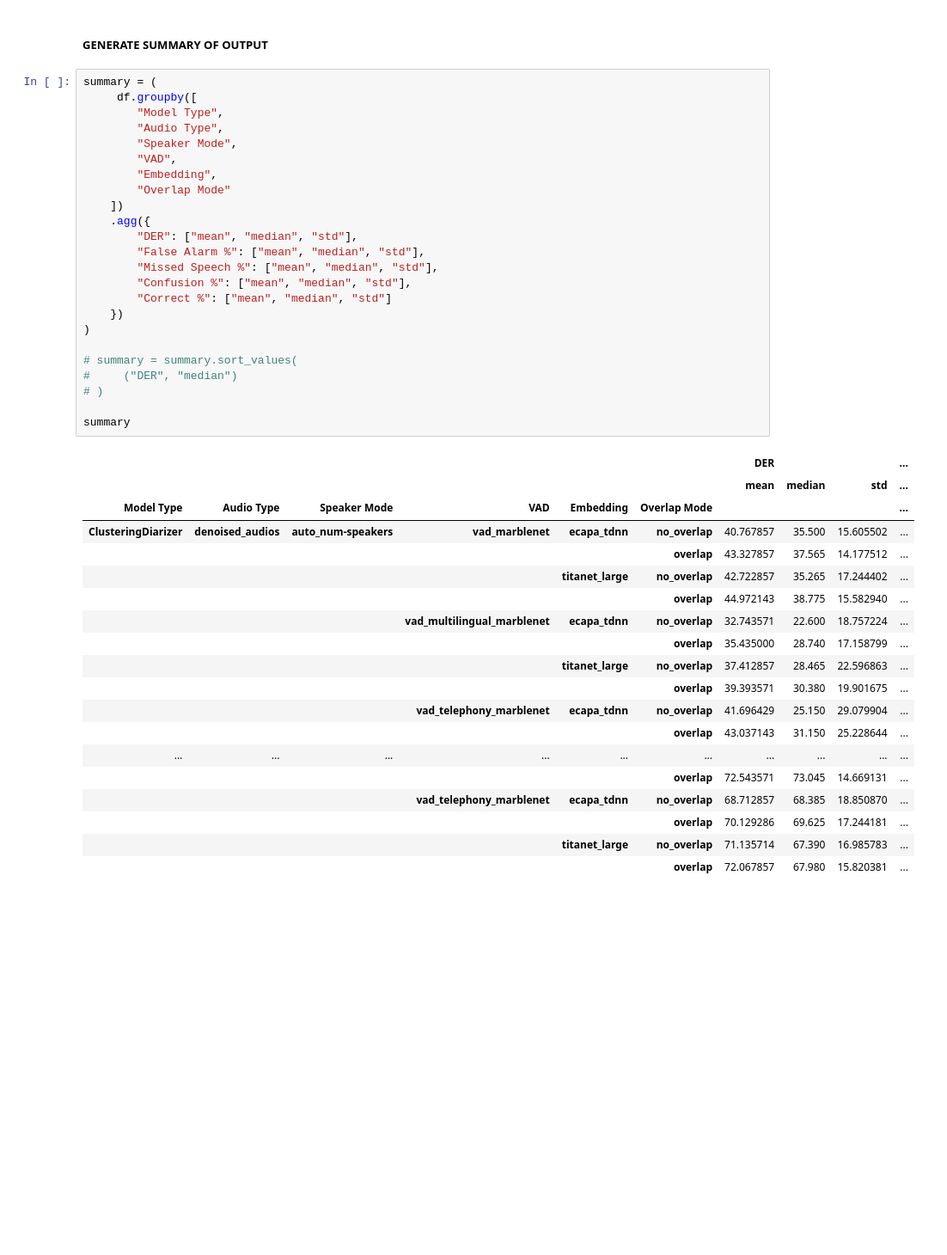
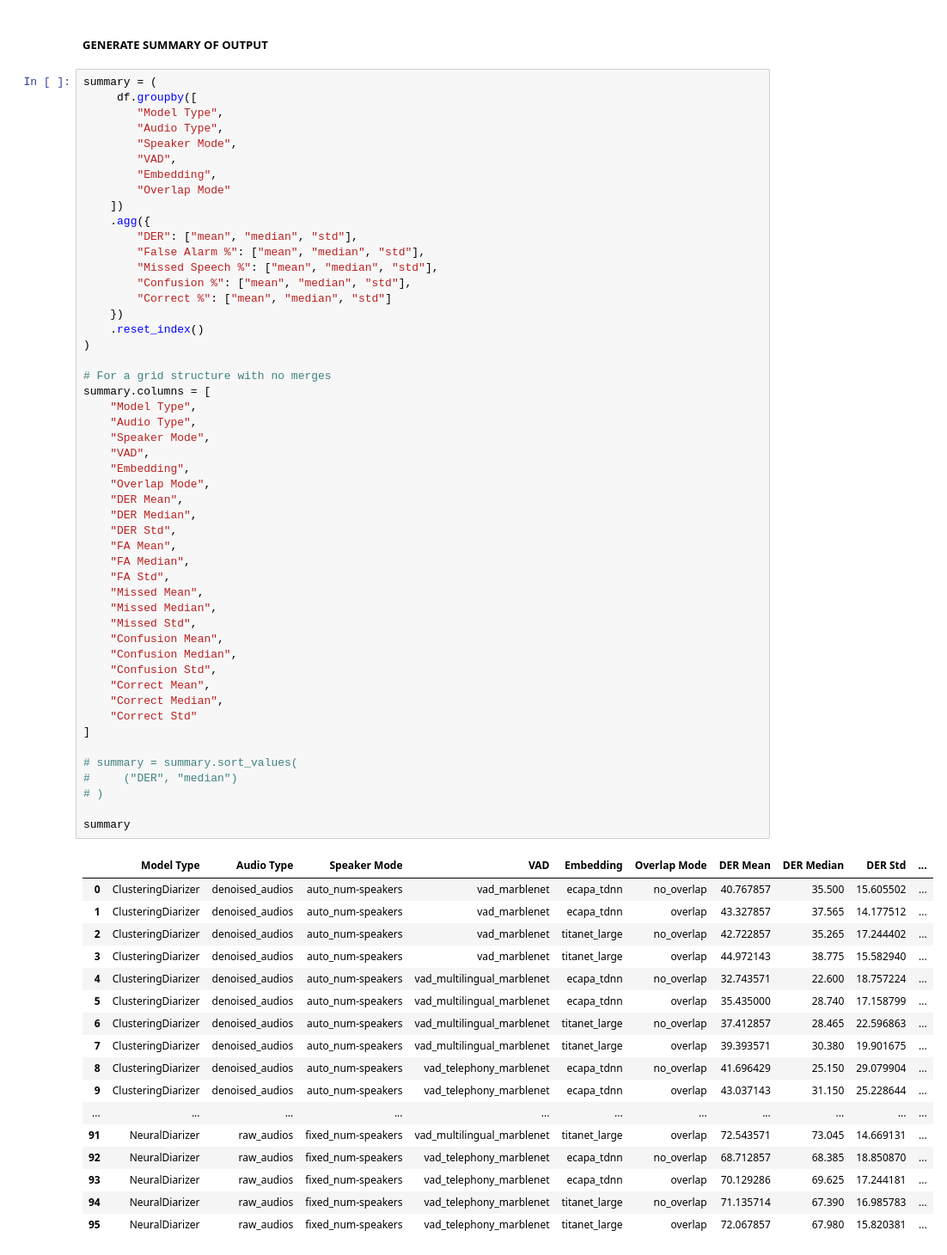
Before and after one commit to AustinJoel18/Speaker_Diarization, a Jupyter notebook: der-analysis/scoring-diarization.ipynb, the cells around one changed output. Shown at 86% size. Cells and saved outputs as stored; diff of their text form; blank space fills up the shorter version.

Commit message:
updated summary

```diff
--- a/der-analysis/scoring-diarization.ipynb
+++ b/der-analysis/scoring-diarization.ipynb
@@ -438,44 +478,68 @@ df
 # %%
 summary = (
      df.groupby([
         "Model Type",
         "Audio Type",
         "Speaker Mode",
         "VAD",
         "Embedding",
         "Overlap Mode"
     ])
     .agg({
         "DER": ["mean", "median", "std"],
         "False Alarm %": ["mean", "median", "std"],
         "Missed Speech %": ["mean", "median", "std"],
         "Confusion %": ["mean", "median", "std"],
         "Correct %": ["mean", "median", "std"]
     })
+    .reset_index()
 )
+
+# For a grid structure with no merges
+summary.columns = [
+    "Model Type",
+    "Audio Type",
+    "Speaker Mode",
+    "VAD",
+    "Embedding",
+    "Overlap Mode",
+    "DER Mean",
+    "DER Median",
+    "DER Std",
+    "FA Mean",
+    "FA Median",
+    "FA Std",
+    "Missed Mean",
+    "Missed Median",
+    "Missed Std",
+    "Confusion Mean",
+    "Confusion Median",
+    "Confusion Std",
+    "Correct Mean",
+    "Correct Median",
+    "Correct Std"
+]
 
 # summary = summary.sort_values(
 #     ("DER", "median")
 # )
 
 summary
 # %% [output]
-|  |  |  |  |  |  | DER |  |  | ... |
-|  |  |  |  |  |  | mean | median | std | ... |
-| Model Type | Audio Type | Speaker Mode | VAD | Embedding | Overlap Mode |  |  |  | ... |
-| ClusteringDiarizer | denoised_audios | auto_num-speakers | vad_marblenet | ecapa_tdnn | no_overlap | 40.767857 | 35.500 | 15.605502 | ... |
-|  |  |  |  |  | overlap | 43.327857 | 37.565 | 14.177512 | ... |
-|  |  |  |  | titanet_large | no_overlap | 42.722857 | 35.265 | 17.244402 | ... |
-|  |  |  |  |  | overlap | 44.972143 | 38.775 | 15.582940 | ... |
-|  |  |  | vad_multilingual_marblenet | ecapa_tdnn | no_overlap | 32.743571 | 22.600 | 18.757224 | ... |
-|  |  |  |  |  | overlap | 35.435000 | 28.740 | 17.158799 | ... |
-|  |  |  |  | titanet_large | no_overlap | 37.412857 | 28.465 | 22.596863 | ... |
-|  |  |  |  |  | overlap | 39.393571 | 30.380 | 19.901675 | ... |
-|  |  |  | vad_telephony_marblenet | ecapa_tdnn | no_overlap | 41.696429 | 25.150 | 29.079904 | ... |
-|  |  |  |  |  | overlap | 43.037143 | 31.150 | 25.228644 | ... |
-| ... | ... | ... | ... | ... | ... | ... | ... | ... | ... |
-|  |  |  |  |  | overlap | 72.543571 | 73.045 | 14.669131 | ... |
-|  |  |  | vad_telephony_marblenet | ecapa_tdnn | no_overlap | 68.712857 | 68.385 | 18.850870 | ... |
-|  |  |  |  |  | overlap | 70.129286 | 69.625 | 17.244181 | ... |
-|  |  |  |  | titanet_large | no_overlap | 71.135714 | 67.390 | 16.985783 | ... |
-|  |  |  |  |  | overlap | 72.067857 | 67.980 | 15.820381 | ... |
+|  | Model Type | Audio Type | Speaker Mode | VAD | Embedding | Overlap Mode | DER Mean | DER Median | DER Std | ... |
+| 0 | ClusteringDiarizer | denoised_audios | auto_num-speakers | vad_marblenet | ecapa_tdnn | no_overlap | 40.767857 | 35.500 | 15.605502 | ... |
+| 1 | ClusteringDiarizer | denoised_audios | auto_num-speakers | vad_marblenet | ecapa_tdnn | overlap | 43.327857 | 37.565 | 14.177512 | ... |
+| 2 | ClusteringDiarizer | denoised_audios | auto_num-speakers | vad_marblenet | titanet_large | no_overlap | 42.722857 | 35.265 | 17.244402 | ... |
+| 3 | ClusteringDiarizer | denoised_audios | auto_num-speakers | vad_marblenet | titanet_large | overlap | 44.972143 | 38.775 | 15.582940 | ... |
+| 4 | ClusteringDiarizer | denoised_audios | auto_num-speakers | vad_multilingual_marblenet | ecapa_tdnn | no_overlap | 32.743571 | 22.600 | 18.757224 | ... |
+| 5 | ClusteringDiarizer | denoised_audios | auto_num-speakers | vad_multilingual_marblenet | ecapa_tdnn | overlap | 35.435000 | 28.740 | 17.158799 | ... |
+| 6 | ClusteringDiarizer | denoised_audios | auto_num-speakers | vad_multilingual_marblenet | titanet_large | no_overlap | 37.412857 | 28.465 | 22.596863 | ... |
+| 7 | ClusteringDiarizer | denoised_audios | auto_num-speakers | vad_multilingual_marblenet | titanet_large | overlap | 39.393571 | 30.380 | 19.901675 | ... |
+| 8 | ClusteringDiarizer | denoised_audios | auto_num-speakers | vad_telephony_marblenet | ecapa_tdnn | no_overlap | 41.696429 | 25.150 | 29.079904 | ... |
+| 9 | ClusteringDiarizer | denoised_audios | auto_num-speakers | vad_telephony_marblenet | ecapa_tdnn | overlap | 43.037143 | 31.150 | 25.228644 | ... |
+| ... | ... | ... | ... | ... | ... | ... | ... | ... | ... | ... |
+| 91 | NeuralDiarizer | raw_audios | fixed_num-speakers | vad_multilingual_marblenet | titanet_large | overlap | 72.543571 | 73.045 | 14.669131 | ... |
+| 92 | NeuralDiarizer | raw_audios | fixed_num-speakers | vad_telephony_marblenet | ecapa_tdnn | no_overlap | 68.712857 | 68.385 | 18.850870 | ... |
+| 93 | NeuralDiarizer | raw_audios | fixed_num-speakers | vad_telephony_marblenet | ecapa_tdnn | overlap | 70.129286 | 69.625 | 17.244181 | ... |
+| 94 | NeuralDiarizer | raw_audios | fixed_num-speakers | vad_telephony_marblenet | titanet_large | no_overlap | 71.135714 | 67.390 | 16.985783 | ... |
+| 95 | NeuralDiarizer | raw_audios | fixed_num-speakers | vad_telephony_marblenet | titanet_large | overlap | 72.067857 | 67.980 | 15.820381 | ... |
```
Also changed, not shown: parts of 1 cell of this notebook, 1 other file.
